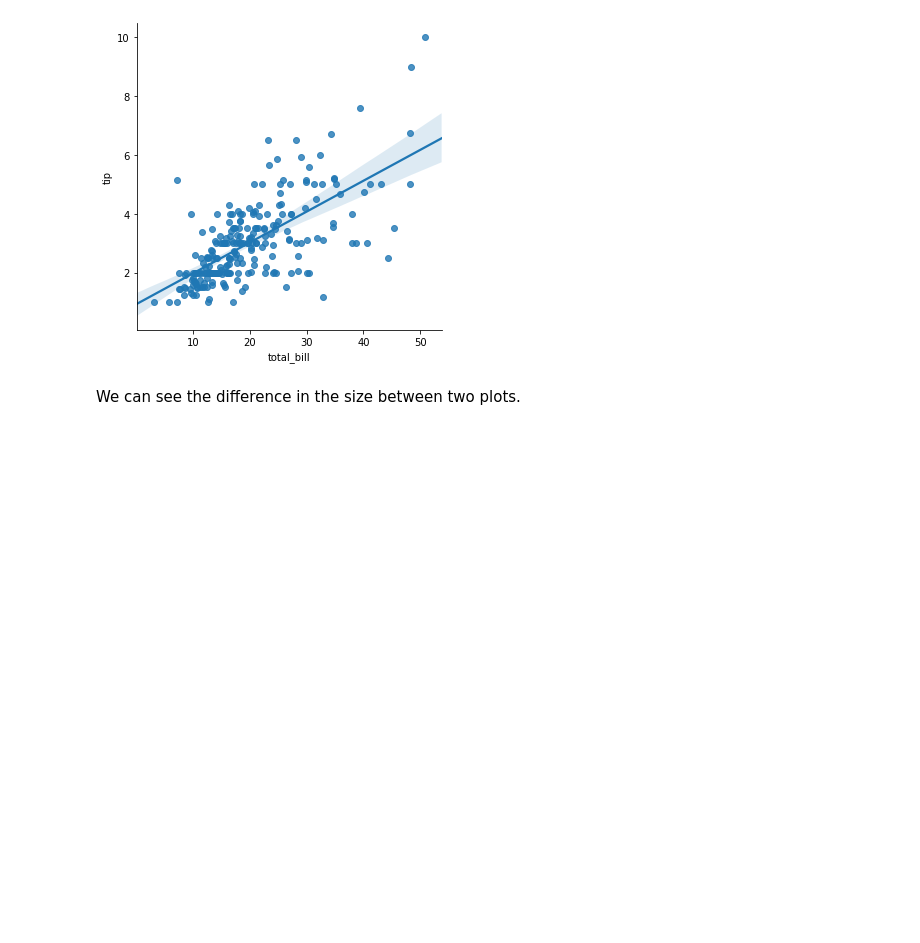
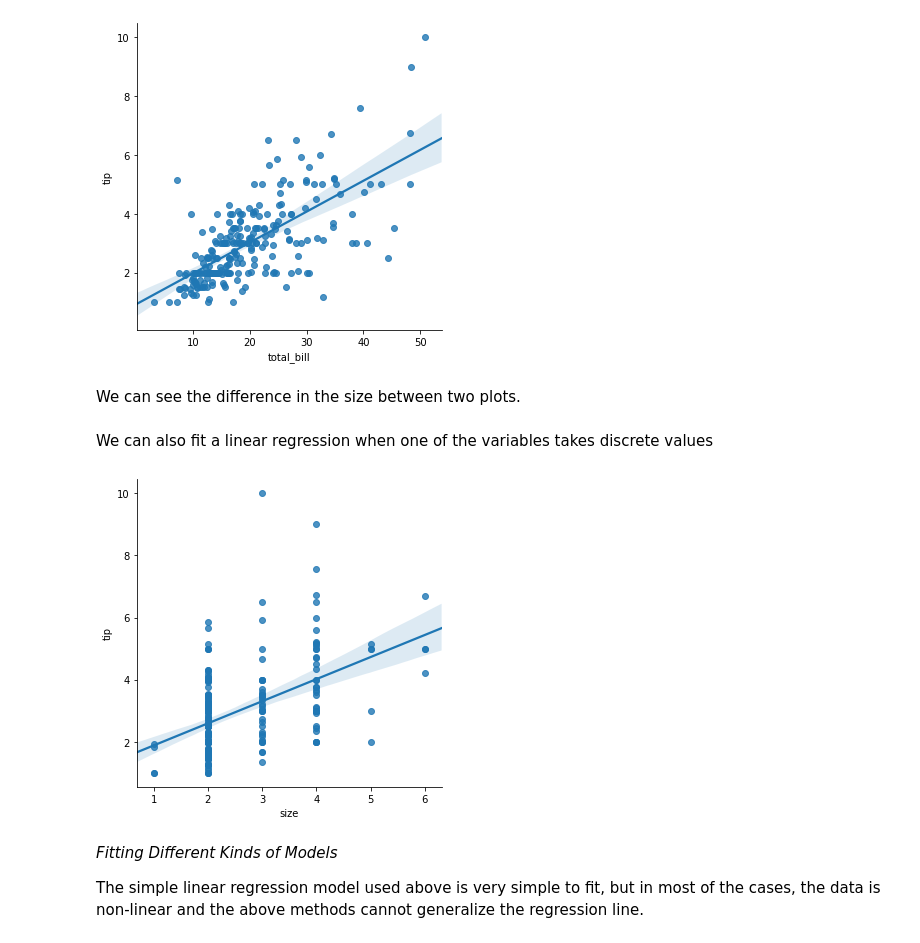
Before and after one commit to MrRaghav/DataScience, a Jupyter notebook: seaborn/Linear Relationships.ipynb, the cells around one changed output. Saved outputs shown, nothing was run; the diff lists cells and outputs as text; code cells hidden in the pictures; blank space fills up the shorter version.

```diff
--- a/seaborn/Linear Relationships.ipynb
+++ b/seaborn/Linear Relationships.ipynb
@@ -27,3 +27,15 @@ plt.show()
 [figure]
 # %% [markdown]
 We can see the difference in the size between two plots.
+# %% [markdown]
+We can also fit a linear regression when one of the variables takes discrete values
+# %%
+sb.lmplot(x = "size", y = "tip", data = df)
+plt.show()
+# %% [output]
+[figure, added]
+# %% [markdown]
+_Fitting Different Kinds of Models_
+
+
+The simple linear regression model used above is very simple to fit, but in most of the cases, the data is non-linear and the above methods cannot generalize the regression line.
```
Also changed, not shown: parts of 6 cells of this notebook.
